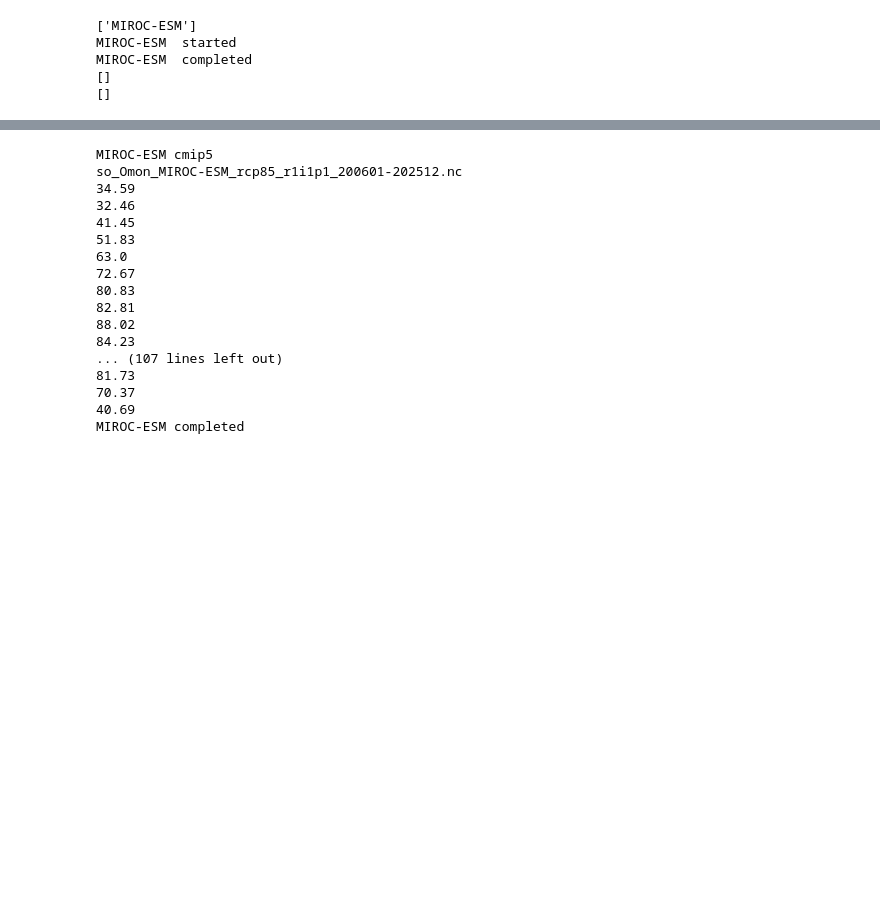
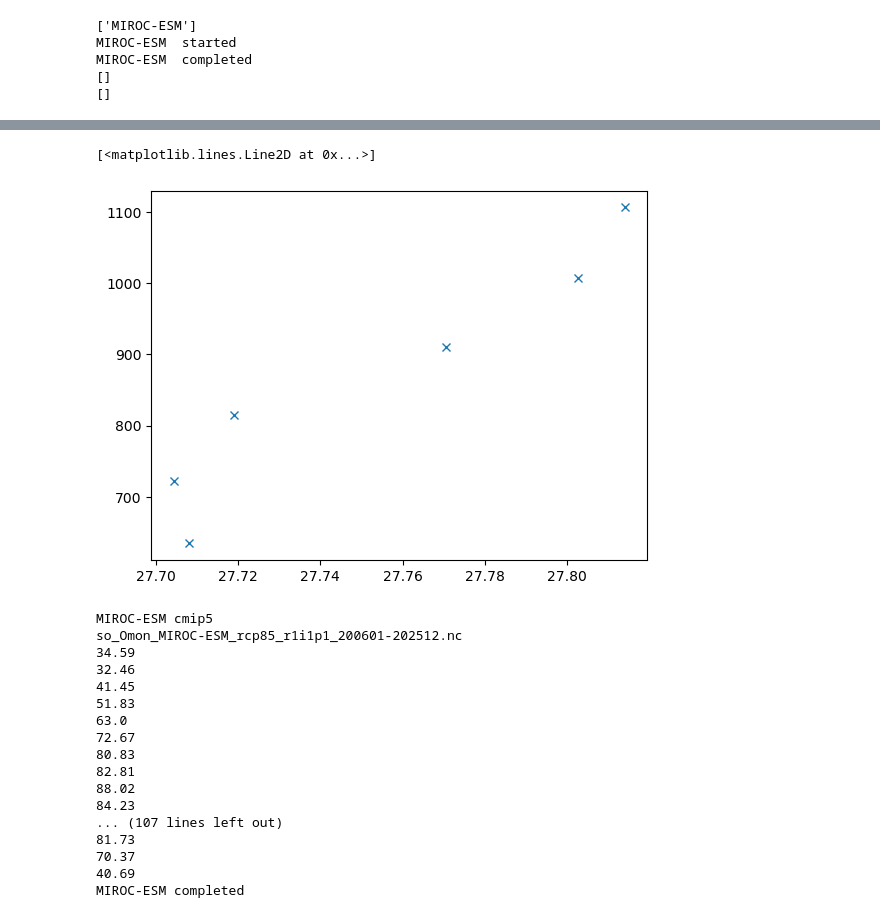
Before and after one commit to SethBushinsky/SO_seasonal_CO2_fluxes_in_models, a Jupyter notebook: MLD_calc_offline.ipynb, the cells around one changed output, grey strips where cells are left out. Saved outputs shown, nothing was run; the diff lists cells and outputs as text; code cells hidden in the pictures; blank space fills up the shorter version.

```diff
--- a/MLD_calc_offline.ipynb
+++ b/MLD_calc_offline.ipynb
@@ -291,0 +255,33 @@ array([5.000000e+02, 1.500000e+03, 2.500000e+03, 3.500000e+03, 4.500000e+03,
+# %%
+# ECCO output is in monthly .mat files
+ECCO_dir = cmip_dir + '../ECCO_models/ECCOv4r5/'
+ECCO_dir
+sig_threshold = 0.03
+
+# read in all files for T and S
+# want file indices 217 to 336, don't bother creating a real index for now
+# os.listdir(ECCO_dir + '/Salt_Intrp_ECCOv4r5/')
+for f_num in range(217, 337):
+    print(f_num)
+    so_n = sio.loadmat(ECCO_dir + '/Salt_Intrp_ECCOv4r5_v2/Salt_Intrp_' + str(f_num) + '_v2.mat')
+    to_n = sio.loadmat(ECCO_dir + '/Theta_Intrp_ECCOv4r5_v2/Theta_Intrp_' + str(f_num) + '_v2.mat')
+
+    depth_vals = so_n['depth'].flatten()*-1
+
+    mld_array = np.zeros(to_n['xxc'].shape)
+    mld_array[:] = np.NaN
+    mld_array.shape
+    for lo in range(0, to_n['xxc'].shape[0]):
+        for la in range(0, to_n['xxc'].shape[1]):
+
+            pot_dens = sigma0(so_n['S_interp'][lo, la,:], to_n['T_interp'][lo, la,:], so_n['xxc'][lo,la], so_n['yyc'][lo,la], depth_vals)
+            pot_dens
+            if sum(~np.isnan(pot_dens[depth_vals<=50]))<=1:
+                continue
+            mld = fl_mld.calc_mld(pot_dens, depth_vals, ref_depth=10, sigma_theta_crit=sig_threshold)
+            mld_array[lo, la] = mld
+
+    so_n['MLD'] = mld_array
+    # so_n['MLD']
+    # so_n['xxc']
+    sio.savemat(ECCO_dir + 'MLD_Intrp_ECCOv4r5/MLD_Intrp_' + str(f_num) + '.mat', so_n)
@@ -291,0 +308,8 @@ array([5.000000e+02, 1.500000e+03, 2.500000e+03, 3.500000e+03, 4.500000e+03,
+# %%
+lo = 320
+la = 1
+pot_dens = sigma0(so_n['S_interp'][lo, la,:], to_n['T_interp'][lo, la,:], so_n['xxc'][lo,la], so_n['yyc'][lo,la], depth_vals)
+print(pot_dens)
+if sum(~np.isnan(pot_dens[depth_vals<=50])<=1):
+    mld = fl_mld.calc_mld(pot_dens, depth_vals, ref_depth=10, sigma_theta_crit=sig_threshold)
+    print(mld)
@@ -292,3 +325,9 @@ array([5.000000e+02, 1.500000e+03, 2.500000e+03, 3.500000e+03, 4.500000e+03,
+# %%
+plt.plot(pot_dens, depth_vals,'x')
+# plt.plot(27.05, 39.2, 'x')
+# %% [output]
+[<matplotlib.lines.Line2D at 0x...>]
+[figure, added]
 # %%
 # testing
 # for model_name in unique_values_list:
```
Also changed, not shown: parts of 28 cells of this notebook, 3 other files.
